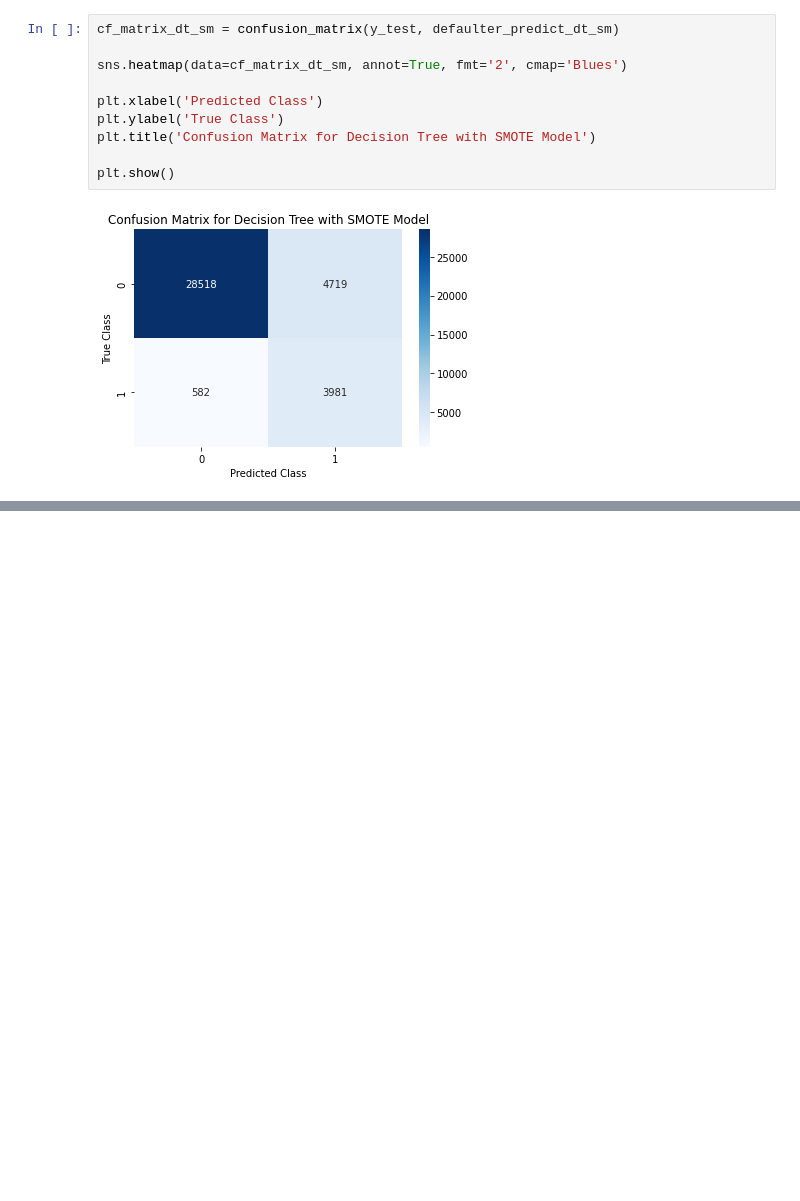
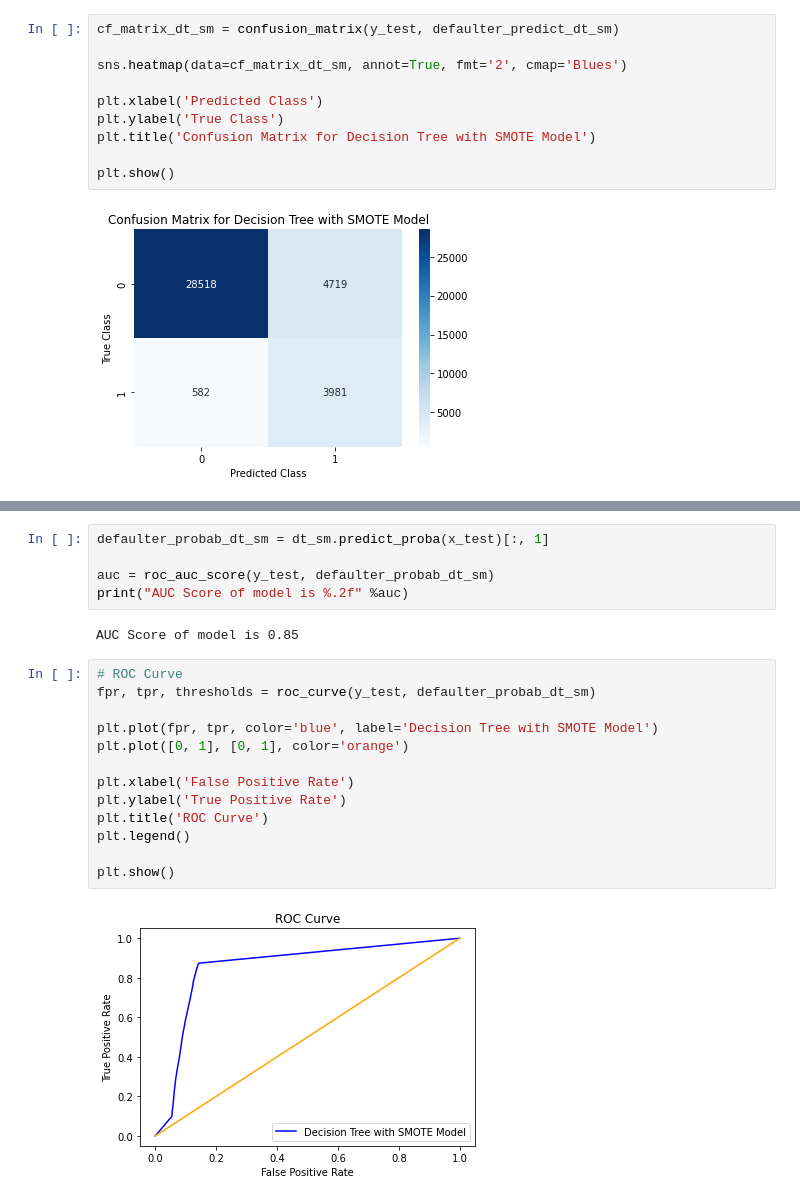
Before and after one commit to AmanCSE-1/Loan-Defaulter-Prediction-based-on-Customer-Behavior, a Jupyter notebook: main.ipynb, the cells around one changed output, grey strips where cells are left out. Saved outputs shown, nothing was run; the diff lists cells and outputs as text; blank space fills up the shorter version.

Commit message:
Generated DT with SMOTE classification report and Plot ROC Curve(score = 0.85 )

```diff
--- a/main.ipynb
+++ b/main.ipynb
@@ -426,0 +438,22 @@ plt.show()
+# %%
+defaulter_probab_dt_sm = dt_sm.predict_proba(x_test)[:, 1]
+
+auc = roc_auc_score(y_test, defaulter_probab_dt_sm)
+print("AUC Score of model is %.2f" %auc)
+# %% [output]
+AUC Score of model is 0.85
+# %%
+# ROC Curve
+fpr, tpr, thresholds = roc_curve(y_test, defaulter_probab_dt_sm)
+
+plt.plot(fpr, tpr, color='blue', label='Decision Tree with SMOTE Model')
+plt.plot([0, 1], [0, 1], color='orange')
+
+plt.xlabel('False Positive Rate')
+plt.ylabel('True Positive Rate')
+plt.title('ROC Curve')
+plt.legend()
+
+plt.show()
+# %% [output]
+[figure, added]
```
Also changed, not shown: parts of 1 cell of this notebook.
